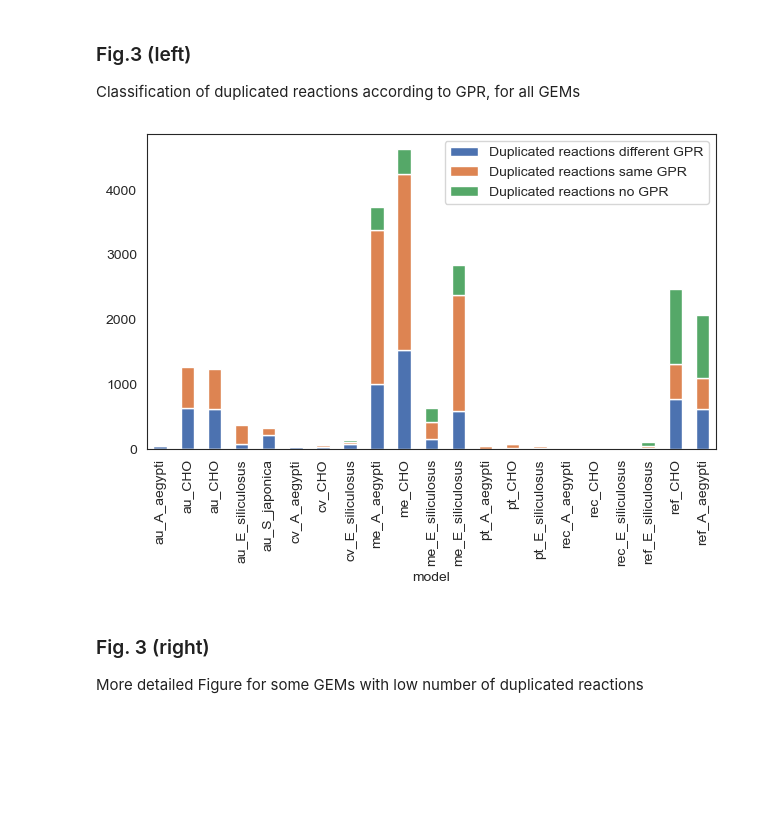
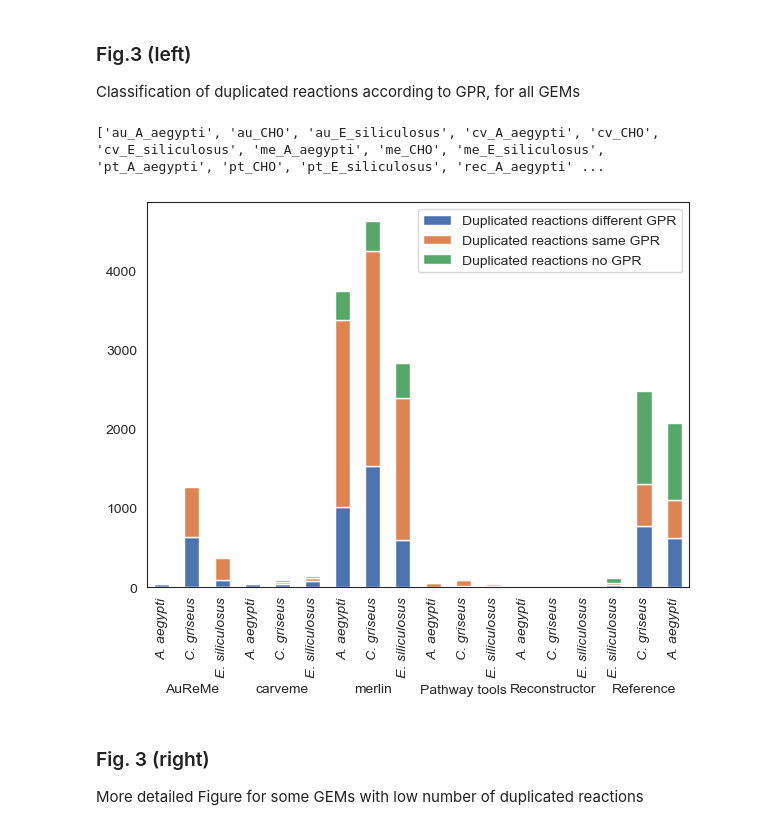
Before and after one commit to natJimenez/eukaryo_methods, a Jupyter notebook: main.ipynb, the cells around one changed output. Drawn from its saved outputs; the diff is of its cells as text; code cells hidden in the pictures; blank space fills up the shorter version.

Commit message:
plot 3a

```diff
--- a/main.ipynb
+++ b/main.ipynb
@@ -2383,24 +2383,78 @@ Classification of duplicated reactions according to GPR, for all GEMs
 # %%
 file_path = 'compartment_analysis/compartment_analysis.csv'
 comp_df = pd.read_csv(file_path, sep=';')
 sns.set_palette("deep")
 
 comp_df.index = comp_df['model']
 
 #Exclude organisms distinct from CHO, A. aegypti and E. siliculosus
 comp_df = comp_df[comp_df['Organism']!= 'M_pyrifera']
 comp_df = comp_df[comp_df['Organism']!= 'S_japonica']
 
 #Exclude modelSEED method
 comp_df = comp_df[comp_df['Tool']!= 'Modelseed']
 
-fig = comp_df.plot.bar(stacked=True).figure
-fig.tight_layout()
+#Exclude alternative models AuReMe (analyzed on sup info)
+comp_df = comp_df[comp_df["    'Tool/File'"]!="    'Aureme\CHO_Recon.sbml'"]
+comp_df = comp_df[comp_df["    'Tool/File'"]!="    'Aureme\Ecto_Saccharina_Aureme.sbml'"]
+comp_df = comp_df[comp_df["    'Tool/File'"]!="    'Merlin\Ectocarpus_merlin_support.xml'"]
+
+
+
+
+fig = comp_df.plot.bar(stacked=True, figsize=(7,5))#.figure
+#fig.get_legend().set_title(None) #remove column title (model)
+fig.set_xlabel("")
+xtick_labels = fig.get_xticklabels()
+
+x_label = list()
+# Print current x-labels as strings
+for label in xtick_labels:
+    x_label.append(label.get_text())
+
+print(x_label)
+
+###Fix x labels
+x_label = [x.replace('CHO','C_griseus') for x in x_label] #CHO -> C. griseus
+x_label = [x.replace('r_', 'rm_') for x in x_label] #raven to raven metacyc
+x_label = [x.replace('rh_', 'rk_') for x in x_label] #raven homo to raven kegg
+
+#Strip method preffix from x_label
+for i,label in enumerate(x_label):
+    x_label[i] = label[label.find('_')+1:]
+    x_label[i] = x_label[i].replace('_', '. ') #remove _ from org name
+
+fig.set_xticklabels(x_label, rotation=90)
+
+for label in fig.get_xticklabels():
+    label.set_fontstyle('italic')  # this keeps the font family but applies italic
+
+
+######horizontal labels
+group_size = 3  # assuming each method has 3 organism columns
+method_names = ['AuReMe', 'carveme', 'merlin', 'Pathway tools', 'Reconstructor', 'Reference']
+num_groups = len(x_label) // group_size
+
+for i in range(num_groups):
+    group_start = i * group_size
+    group_center = group_start + (group_size - 1) / 2  # center between 3 ticks
+
+    method = method_names[i]
+    fig.text(group_center, -0.25, method, ha='center', va='top', transform=fig.get_xaxis_transform(), fontsize=10, rotation=0)
+
+#plt.ylim(top=text_y + 1)  # Increase y-limit for label space
+
+#####
+
+
+#fig.tight_layout()
+plt.show()
 
 #Save as Figure 3 (left)
-fig.savefig("figures/Figure3_left.png", dpi=300)
+#fig.savefig("figures/Figure3_left.png", dpi=300)
 # %% [output]
+['au_A_aegypti', 'au_CHO', 'au_E_siliculosus', 'cv_A_aegypti', 'cv_CHO', 'cv_E_siliculosus', 'me_A_aegypti', 'me_CHO', 'me_E_siliculosus', 'pt_A_aegypti', 'pt_CHO', 'pt_E_siliculosus', 'rec_A_aegypti' ...
-[figure, old version]
+[figure, new version]
 # %% [markdown]
 ### Fig. 3 (right)
 More detailed Figure for some GEMs with low number of duplicated reactions
```
Also changed, not shown: parts of 1 cell of this notebook, 3 other files.
